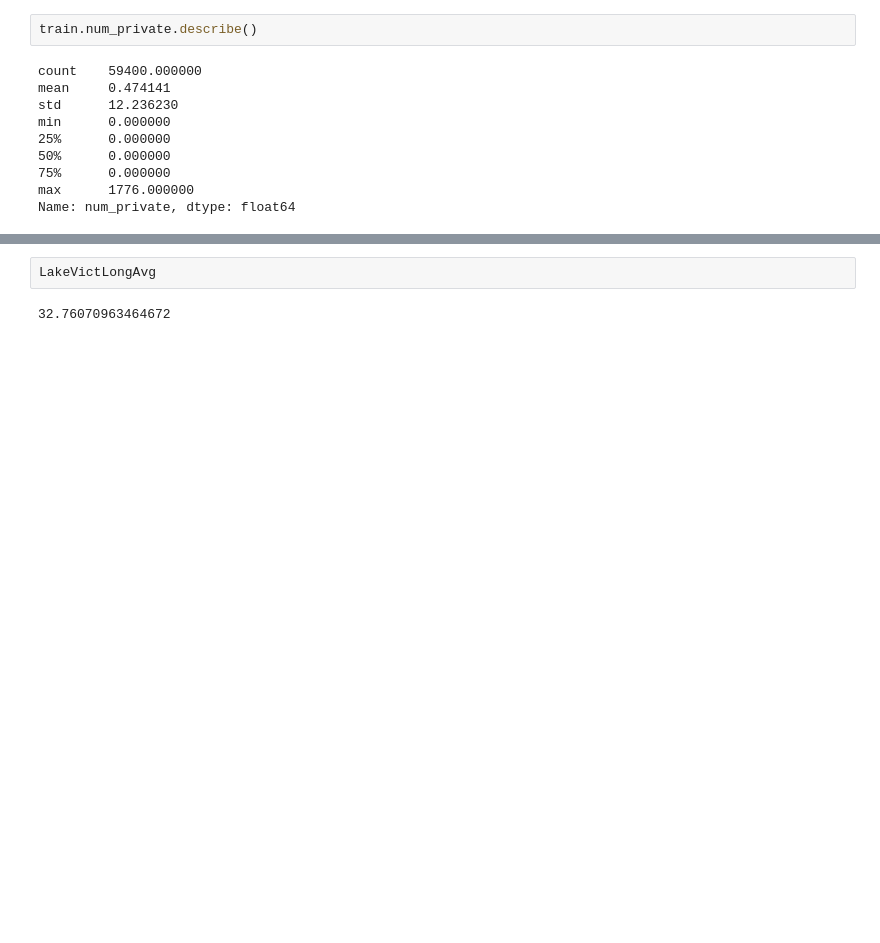
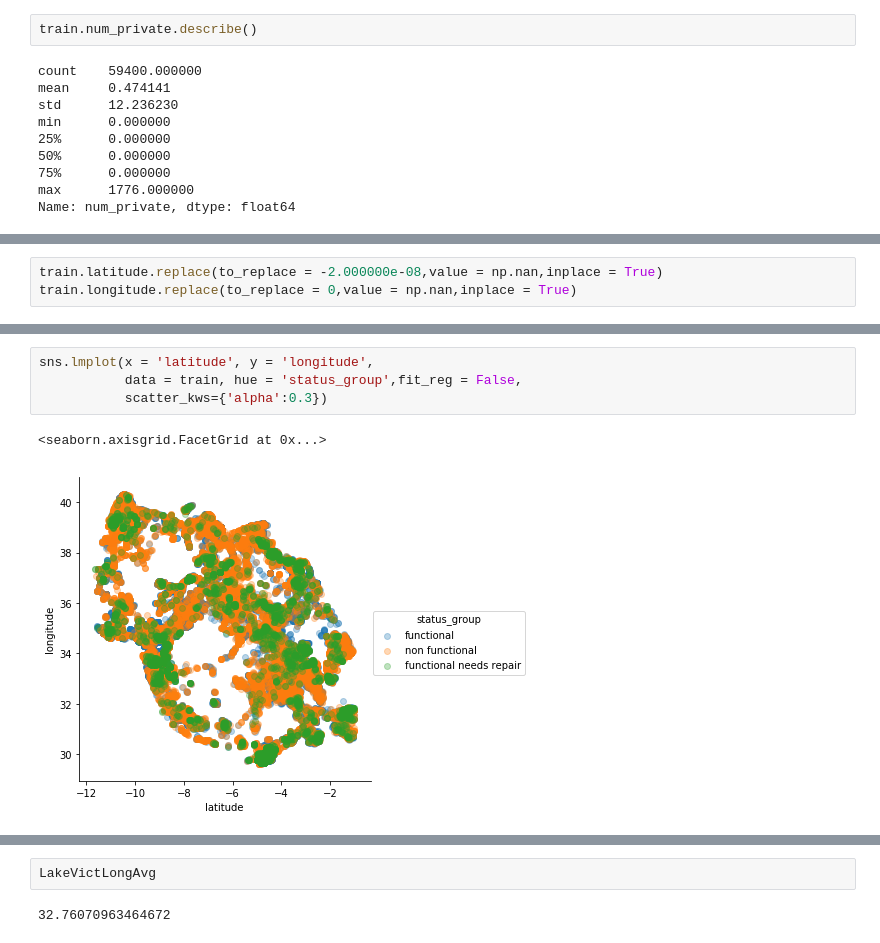
Before and after one commit to JohnErnestBonanno/WaterPump, a Jupyter notebook: Cleaning_WaterPump.ipynb, the cells around one changed output, grey strips where cells are left out. Saved outputs shown, nothing was run; the diff lists cells and outputs as text; blank space fills up the shorter version.

```diff
--- a/Cleaning_WaterPump.ipynb
+++ b/Cleaning_WaterPump.ipynb
@@ -270,0 +313,3 @@ sns.pairplot(train[['amount_tsh','gps_height','longitude','latitude',
+# %%
+train.latitude.replace(to_replace = -2.000000e-08,value = np.nan,inplace = True)
+train.longitude.replace(to_replace = 0,value = np.nan,inplace = True)
@@ -271,3 +338,10 @@ sns.pairplot(train[['amount_tsh','gps_height','longitude','latitude',
+# %%
+sns.lmplot(x = 'latitude', y = 'longitude',
+           data = train, hue = 'status_group',fit_reg = False,
+           scatter_kws={'alpha':0.3})
+# %% [output]
+<seaborn.axisgrid.FacetGrid at 0x...>
+[figure, added]
 # %%
 #data cleaning
 
```
Also changed, not shown: parts of 10 cells of this notebook.
